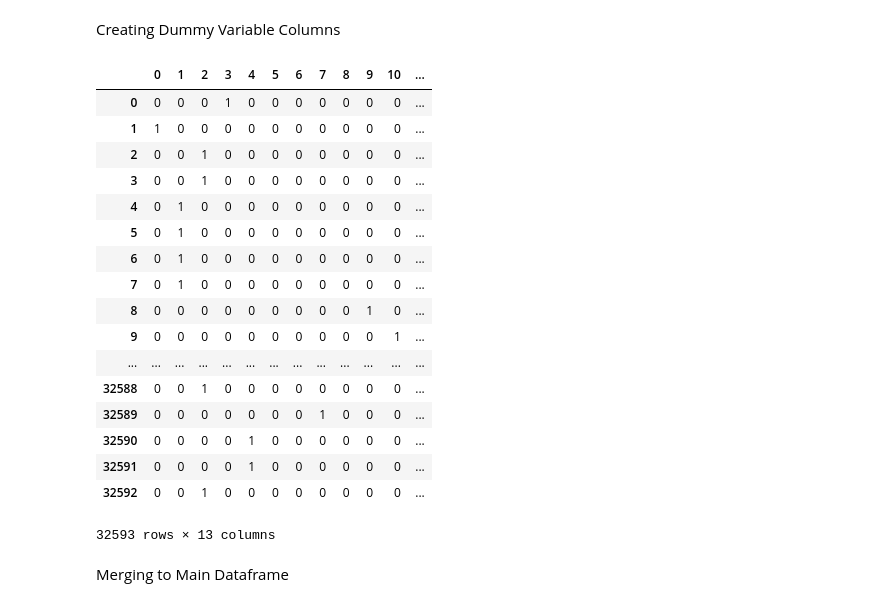
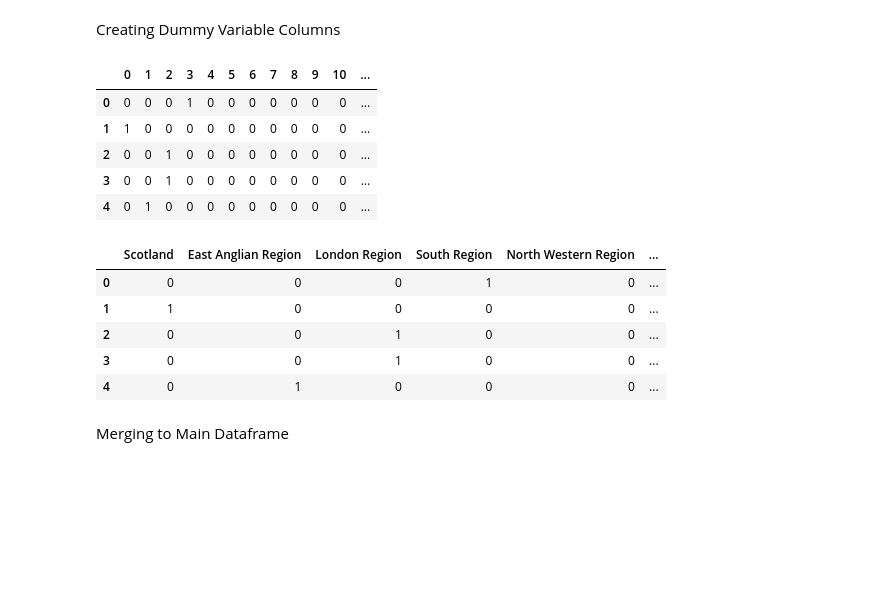
Before and after one commit to georgetown-analytics/University-Learning-Analytics, a Jupyter notebook: code/exploratory data analysis/Hot_Encoding_Regions.ipynb, the cells around one changed output. Saved outputs shown, nothing was run; the diff lists cells and outputs as text; code cells hidden in the pictures; blank space fills up the shorter version.

Commit message:
Relabeled columns and finalized dataset (drop GGG)

```diff
--- a/code/exploratory data analysis/Hot_Encoding_Regions.ipynb
+++ b/code/exploratory data analysis/Hot_Encoding_Regions.ipynb
@@ -49,23 +49,11 @@ Creating Dummy Variable Columns
 # %%
 #pandas Get Dummies Function
 dummies = pd.get_dummies(df.region)
-dummies
+dummies.head()
 # %% [output]
 |  | 0 | 1 | 2 | 3 | 4 | 5 | 6 | 7 | 8 | 9 | 10 | ... |
 | 0 | 0 | 0 | 0 | 1 | 0 | 0 | 0 | 0 | 0 | 0 | 0 | ... |
 | 1 | 1 | 0 | 0 | 0 | 0 | 0 | 0 | 0 | 0 | 0 | 0 | ... |
 | 2 | 0 | 0 | 1 | 0 | 0 | 0 | 0 | 0 | 0 | 0 | 0 | ... |
 | 3 | 0 | 0 | 1 | 0 | 0 | 0 | 0 | 0 | 0 | 0 | 0 | ... |
 | 4 | 0 | 1 | 0 | 0 | 0 | 0 | 0 | 0 | 0 | 0 | 0 | ... |
-| 5 | 0 | 1 | 0 | 0 | 0 | 0 | 0 | 0 | 0 | 0 | 0 | ... |
-| 6 | 0 | 1 | 0 | 0 | 0 | 0 | 0 | 0 | 0 | 0 | 0 | ... |
-| 7 | 0 | 1 | 0 | 0 | 0 | 0 | 0 | 0 | 0 | 0 | 0 | ... |
-| 8 | 0 | 0 | 0 | 0 | 0 | 0 | 0 | 0 | 0 | 1 | 0 | ... |
-| 9 | 0 | 0 | 0 | 0 | 0 | 0 | 0 | 0 | 0 | 0 | 1 | ... |
-| ... | ... | ... | ... | ... | ... | ... | ... | ... | ... | ... | ... | ... |
-| 32588 | 0 | 0 | 1 | 0 | 0 | 0 | 0 | 0 | 0 | 0 | 0 | ... |
-| 32589 | 0 | 0 | 0 | 0 | 0 | 0 | 0 | 1 | 0 | 0 | 0 | ... |
-| 32590 | 0 | 0 | 0 | 0 | 1 | 0 | 0 | 0 | 0 | 0 | 0 | ... |
-| 32591 | 0 | 0 | 0 | 0 | 1 | 0 | 0 | 0 | 0 | 0 | 0 | ... |
-| 32592 | 0 | 0 | 1 | 0 | 0 | 0 | 0 | 0 | 0 | 0 | 0 | ... |
-32593 rows × 13 columns
@@ -72,3 +63,12 @@ dummies
+# %%
+dummies.head()
+# %% [output]
+|  | Scotland | East Anglian Region | London Region | South Region | North Western Region | ... |
+| 0 | 0 | 0 | 0 | 1 | 0 | ... |
+| 1 | 1 | 0 | 0 | 0 | 0 | ... |
+| 2 | 0 | 0 | 1 | 0 | 0 | ... |
+| 3 | 0 | 0 | 1 | 0 | 0 | ... |
+| 4 | 0 | 1 | 0 | 0 | 0 | ... |
 # %% [markdown]
 Merging to Main Dataframe
 # %%
```
Also changed, not shown: parts of 10 cells of this notebook.
